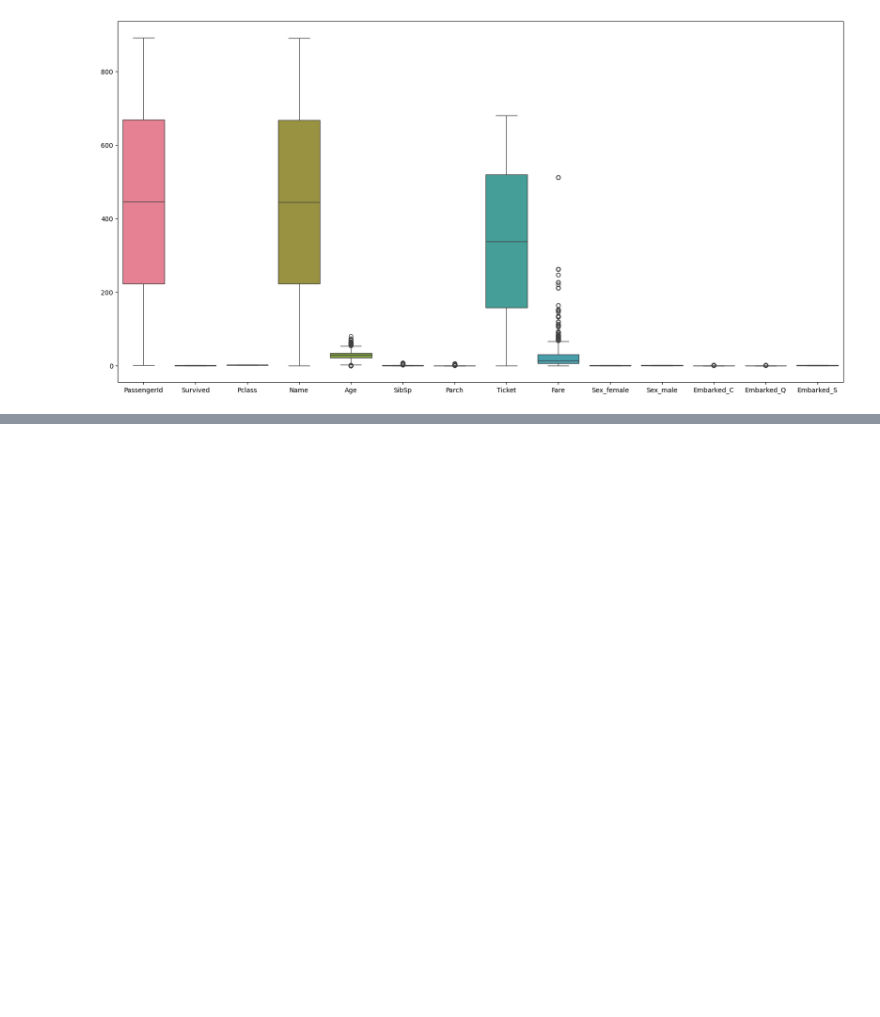
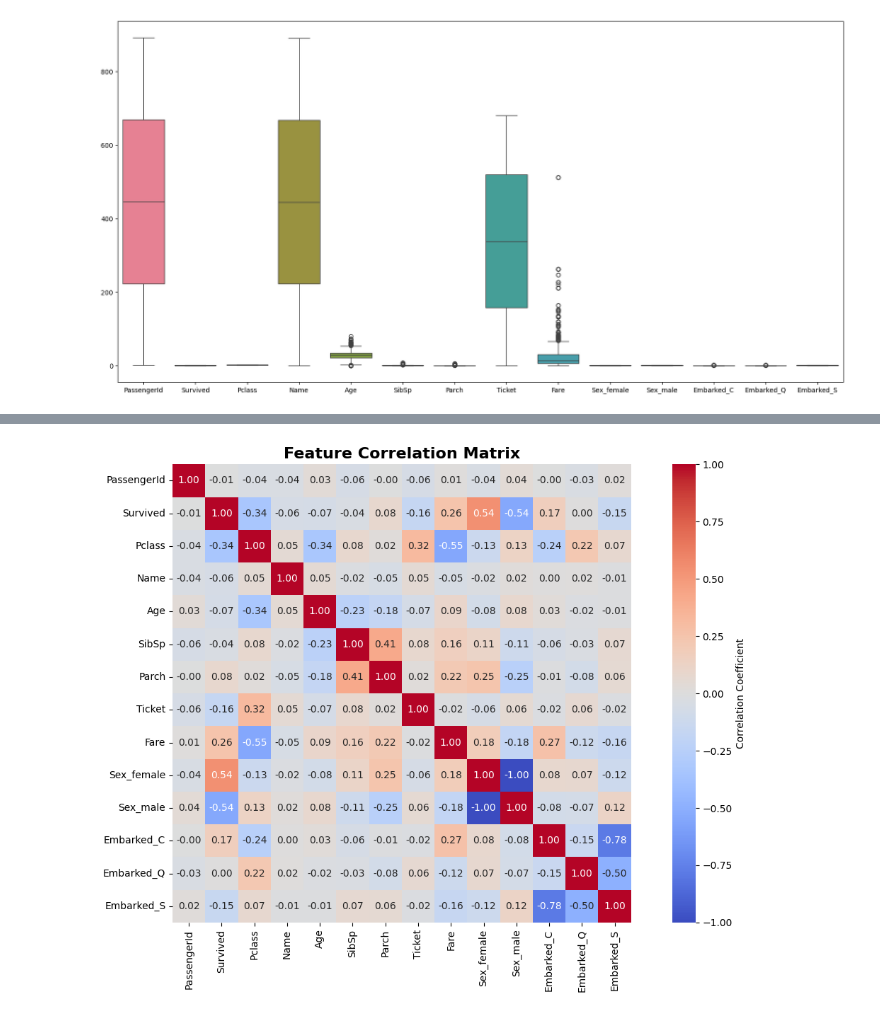
Before and after one commit to abhay-singh1100/Elevate-Labs, a Jupyter notebook: task1/titanic.ipynb, the cells around one changed output, grey strips where cells are left out. Cells and saved outputs as stored; diff of their text form; code cells hidden in the pictures; blank space fills up the shorter version.

```diff
--- a/task1/titanic.ipynb
+++ b/task1/titanic.ipynb
@@ -317,3 +317,25 @@ df.describe()
 | 50% | 446.000000 | 0.000000 | 3.000000 | 445.000000 | 29.000000 | 0.000000 | 0.000000 | 337.000000 | 14.000000 | 0.000000 | ... |
 | 75% | 668.500000 | 1.000000 | 3.000000 | 667.500000 | 35.000000 | 1.000000 | 0.000000 | 519.500000 | 31.000000 | 1.000000 | ... |
 | max | 891.000000 | 1.000000 | 3.000000 | 890.000000 | 80.000000 | 8.000000 | 6.000000 | 680.000000 | 512.000000 | 1.000000 | ... |
+# %%
+# Feature Correlation Matrix
+plt.figure(figsize=(12, 8))
+
+# Select only numeric columns for correlation matrix
+numeric_cols = df.select_dtypes(include=[np.number]).columns
+correlation_matrix = df[numeric_cols].corr()
+
+# Create heatmap
+sns.heatmap(correlation_matrix,
+            annot=True,
+            cmap='coolwarm',
+            center=0,
+            square=True,
+            fmt='.2f',
+            cbar_kws={'label': 'Correlation Coefficient'})
+
+plt.title('Feature Correlation Matrix', fontsize=16, fontweight='bold')
+plt.tight_layout()
+plt.show()
+# %% [output]
+[figure, added]
```
Also changed, not shown: parts of 2 cells of this notebook.
